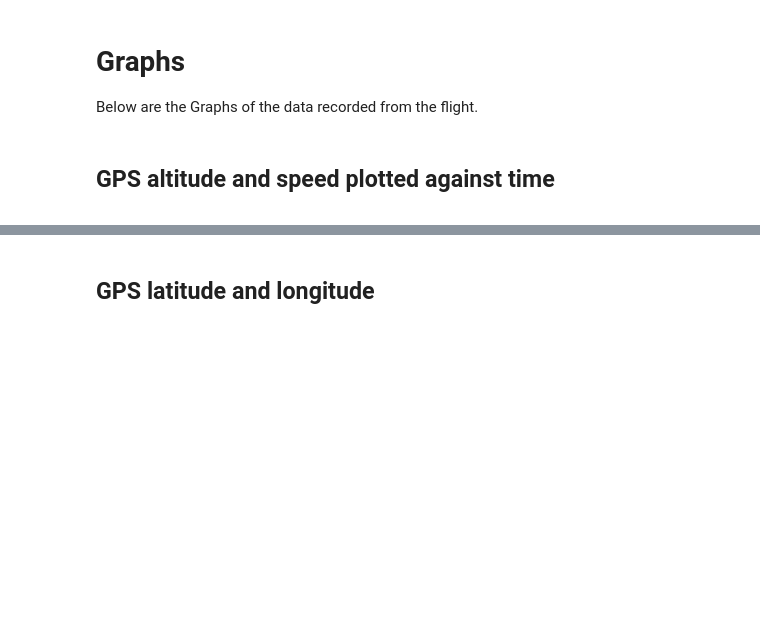
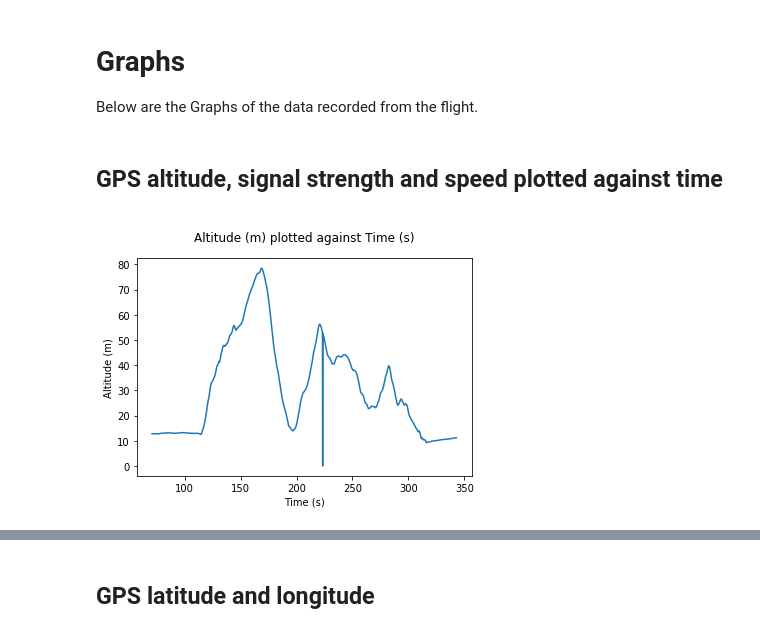
Before and after one commit to AdrianWeishaeupl/AutoFLpy, a Jupyter notebook: autoflpy/user_files/flight_logs_generated/Generated flight log 20190101 1.ipynb, the cells around one changed output, grey strips where cells are left out. Cells and saved outputs as stored; diff of their text form; code cells hidden in the pictures; blank space fills up the shorter version.

```diff
--- a/autoflpy/user_files/flight_logs_generated/Generated flight log 20190101 1.ipynb
+++ b/autoflpy/user_files/flight_logs_generated/Generated flight log 20190101 1.ipynb
@@ -87,7 +90,13 @@ The emergency checklist version used was v0.2.
 
 Below are the Graphs of the data recorded from the flight.
 # %% [markdown]
-<h2>GPS altitude and speed plotted against time</h2><a class="anchor" id="GPS-Against-Time"></a>
+<h2>GPS altitude, signal strength and speed plotted against time</h2><a class="anchor" id="GPS-Against-Time"></a>
+# %%
+x_limits=["x_min", "x_max"]
+y_limits=["y_min", "y_max"]
+graph_function([["y", "altitude", "gps"], ["x", "time", "gps"]], values_list, x_limits, y_limits)
+# %% [output]
+[figure, added]
 # %%
 x_limits=["x_min", "x_max"]
 y_limits_left=["y_min", "y_max"]
```
Also changed, not shown: parts of 22 cells of this notebook, 5 other files.
